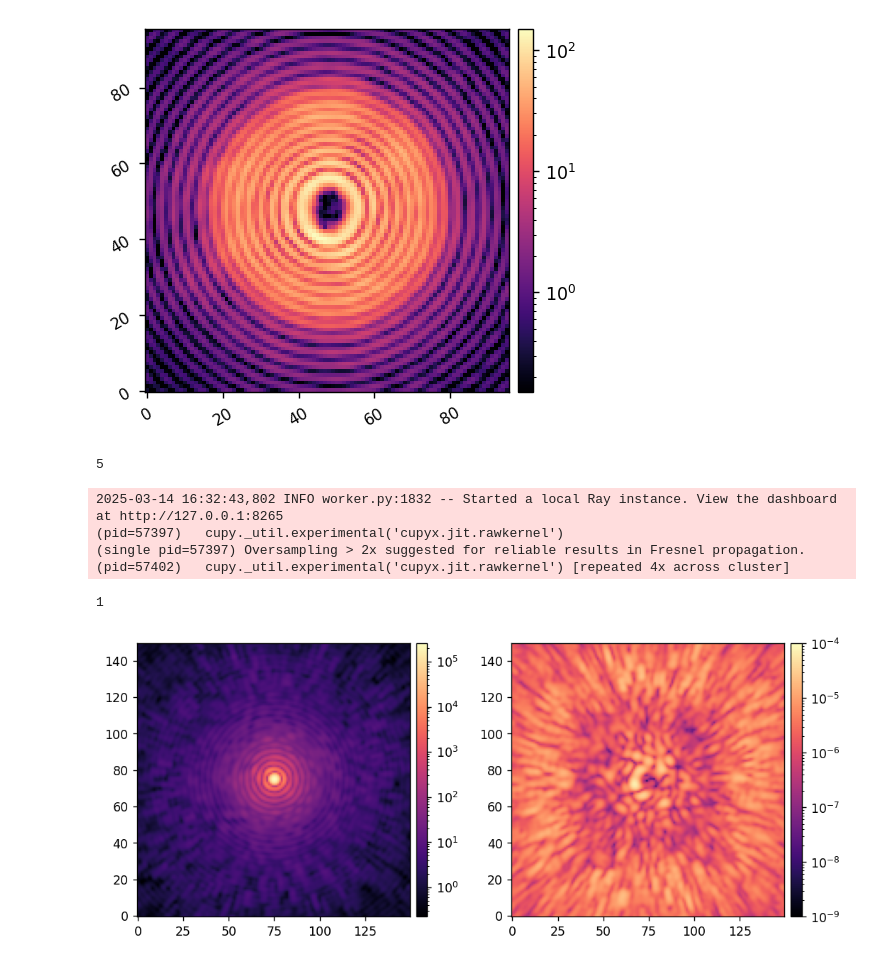
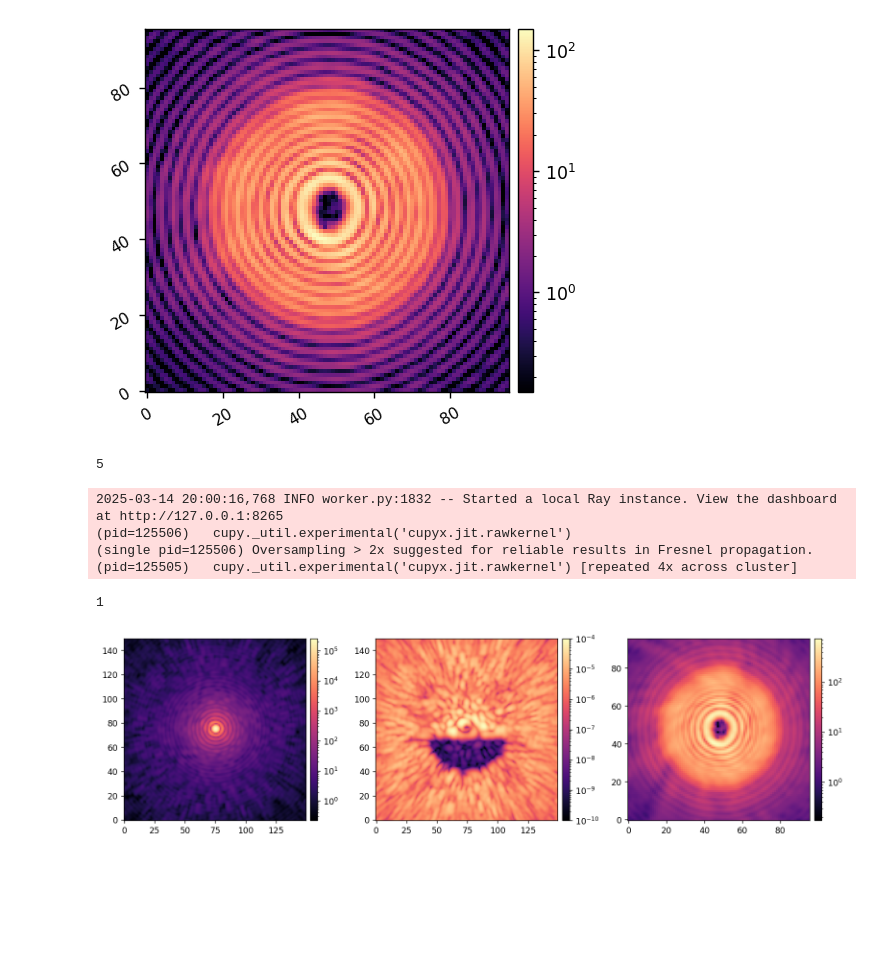
Before and after one commit to kian1377/scoob-llowfsc, a Jupyter notebook: sim-notebooks/scoob_model_tests_bb.ipynb, the cells around one changed output. Cells and saved outputs as stored; diff of their text form; code cells hidden in the pictures; blank space fills up the shorter version.

Commit message:
testing broadband camlo images

```diff
--- a/sim-notebooks/scoob_model_tests_bb.ipynb
+++ b/sim-notebooks/scoob_model_tests_bb.ipynb
@@ -15,6 +15,8 @@ from scoob_llowfsc import utils
 import scoob_llowfsc.scoob_model as scoobm
 
 wfe_data = utils.load_pickle('sim-data/example_wfe_data.pkl')
+iefc_data = utils.load_pickle('sim-data/example_iefc_data.pkl')
+dh_command = iefc_data['commands'][-1]
 # %%
 reload(scoobm)
 reload(utils)
@@ -82,37 +84,46 @@ for i in range(Nwaves):
         'wavelength':waves[i],
         'dm_ref':wfe_data['DM_FLAT'],
     }
-    ACTORS.append(ray_single.options(num_cpus=4, num_gpus=1).remote(**params))
+    ACTORS.append(ray_single.options(num_cpus=4, num_gpus=1/2).remote(**params))
 # %% [output]
 5
-2025-03-14 16:32:43,802 INFO worker.py:1832 -- Started a local Ray instance. View the dashboard at http://127.0.0.1:8265
-(pid=57397)   cupy._util.experimental('cupyx.jit.rawkernel')
-(single pid=57397) Oversampling > 2x suggested for reliable results in Fresnel propagation.
-(pid=57402)   cupy._util.experimental('cupyx.jit.rawkernel') [repeated 4x across cluster]
+2025-03-14 20:00:16,768 INFO worker.py:1832 -- Started a local Ray instance. View the dashboard at http://127.0.0.1:8265
+(pid=125506)   cupy._util.experimental('cupyx.jit.rawkernel')
+(single pid=125506) Oversampling > 2x suggested for reliable results in Fresnel propagation.
+(pid=125505)   cupy._util.experimental('cupyx.jit.rawkernel') [repeated 4x across cluster]
 # %%
 reload(scoobm)
 M = scoobm.parallel(ACTORS)
+M.reset_dm()
+M.zero_fsm()
 
 M.set_actor_attr('PREFPM_AMP', wfe_data['PREFPM_AMP'])
 M.set_actor_attr('PREFPM_OPD', wfe_data['PREFPM_OPD'])
 
 M.set_actor_attr('POSTFPM_AMP', wfe_data['POSTFPM_AMP'])
 M.set_actor_attr('POSTFPM_OPD', wfe_data['POSTFPM_OPD'])
 
 M.set_actor_attr('RLS_AMP', wfe_data['RLS_AMP'])
 M.set_actor_attr('RLS_OPD', wfe_data['RLS_OPD'])
 
 M.set_actor_attr('use_vortex', False)
 ref_psf = M.snap_camsci()
+M.Imax_ref = xp.max(ref_psf)
 
+M.add_dm(dh_command)
+
+M.add_fsm( np.array([0, 0, 0]))
 M.set_actor_attr('use_vortex', True)
 coro_im = M.snap_camsci()
+
+camlo_im = M.snap_camlo()
+
+imshow(
+    [ref_psf, coro_im, camlo_im],
+    norms=[LogNorm(), LogNorm(1e-10, 1e-4), LogNorm()],
+    cmaps=['magma']*3,
+    wspace=0.3,
+)
+# %% [output]
+1
+[figure, added]
-# %%
-imshow(
-    [ref_psf, coro_im/xp.max(ref_psf)],
-    norms=[LogNorm(), LogNorm(1e-9, 1e-4)],
-    cmaps=['magma']*2,
-)
-# %% [output]
-1
-[figure, removed]
```
Also changed, not shown: 1 other file.
